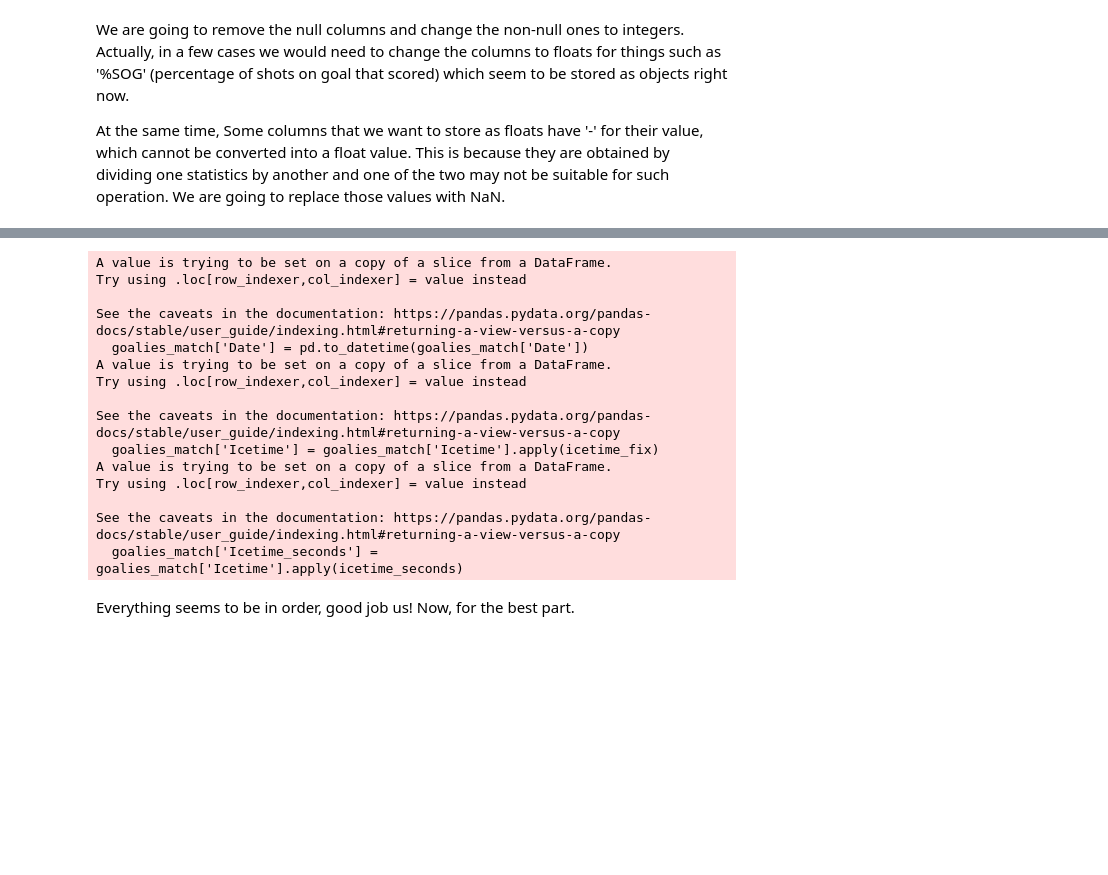
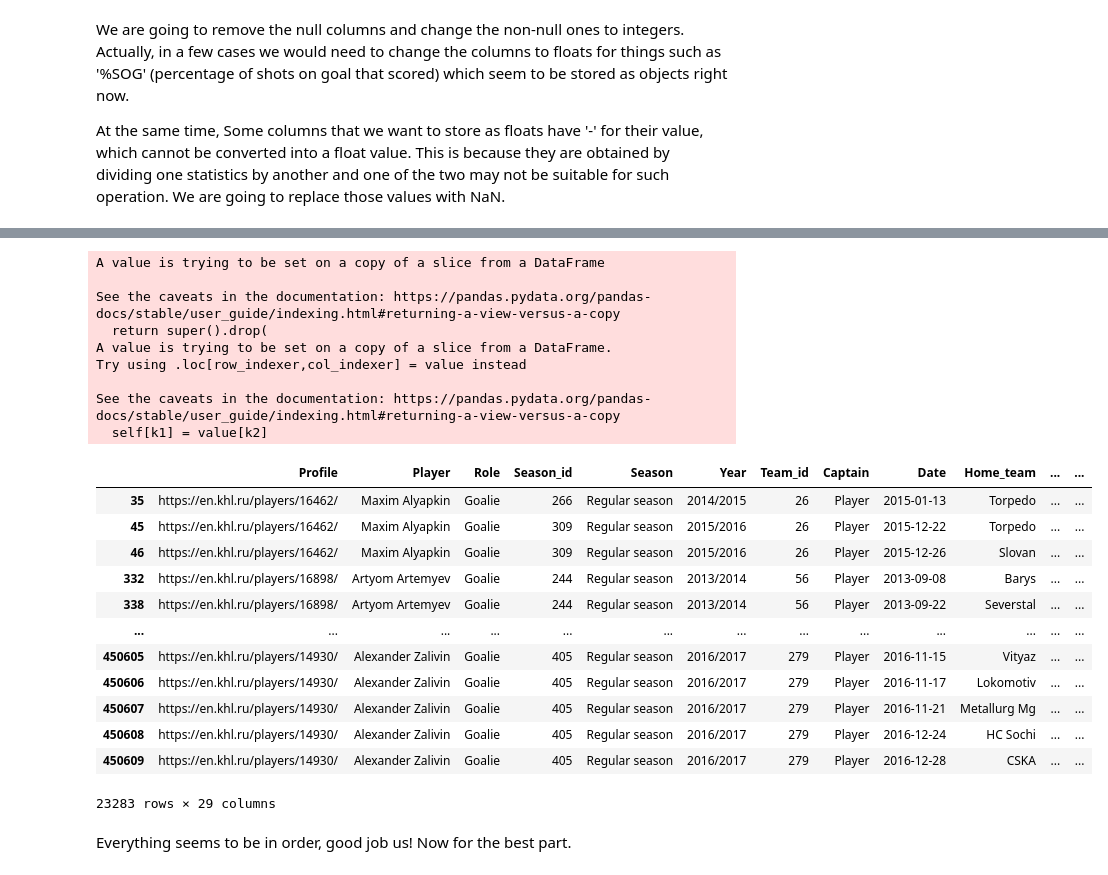
Before and after one commit to Dark-Hobbit/khl, a Jupyter notebook: stage_2/players_processing_match.ipynb, the cells around one changed output, grey strips where cells are left out. Cells and saved outputs as stored; diff of their text form; code cells hidden in the pictures; blank space fills up the shorter version.

```diff
--- a/stage_2/players_processing_match.ipynb
+++ b/stage_2/players_processing_match.ipynb
@@ -377,51 +434,42 @@ See the caveats in the documentation: https://pandas.pydata.org/pandas-docs/stab
 # %%
 # Now for the goalies.
 goalies_match.drop(['Points', 'Plus_minus', 'Plus', 'Minus', 'Goals_even', 'Goals_powerplay', 'Goals_shorthanded',
                      'Goals_overtime', 'Game_winning_goals', 'Game_winning_shootouts', 'Shots_percentage',
                      'Faceoffs', 'Faceoffs_won', 'Faceoffs_percentage', 'Shifts', 'Hits', 'Shots_blocked', 'Penalties_against'],
                     axis=1, inplace=True)
 
 # Columns to be changed into integers.
 goalies_int = ['Goals', 'Assists', 'Penalties', 'Shots', 'Wins', 'Losses', 'Shootouts', 'Goals_against',
                'Saves', 'Shutouts']
 goalies_match[goalies_int] = goalies_match[goalies_int].astype('int')
 
 # Columns to be changed into floats.
-# We still need to fix the '-' symbol and cannot change the 'icetime' column.
 goalies_float = ['Saves_percentage', 'Goals_against_average']
-goalies_match[goalies_float] = goalies_match[goalies_float].astype('float')
-
-# The player's number and team id are currently stored as floats, let us change them into objects.
-goalies_object = ['Team_id', 'Number']
-goalies_match[goalies_object] = goalies_match[goalies_object].astype('object')
-
-# What do you think we are going to do to the 'Date' column?
-goalies_match['Date'] = pd.to_datetime(goalies_match['Date'])
-
-# Finally, let us fix the icetime and add the icetime in seconds.
-goalies_match['Icetime'] = goalies_match['Icetime'].apply(icetime_fix)
-goalies_match['Icetime_seconds'] = goalies_match['Icetime'].apply(icetime_seconds)
-
-# Moving the new column to be right after our existing icetime.
-header_goalies = goalies_match.columns
-goalies_match = goalies_match[[col for col in header_goalies[:18]] + ['Icetime_seconds'] +
-                                [col for col in header_goalies[18:-1]]]
+goalies_match[goalies_float] = goalies_match[goalies_float].replace('-', np.NaN).astype('float')
+goalies_match
 # %% [output]
+A value is trying to be set on a copy of a slice from a DataFrame
+
+See the caveats in the documentation: https://pandas.pydata.org/pandas-docs/stable/user_guide/indexing.html#returning-a-view-versus-a-copy
+  return super().drop(
 A value is trying to be set on a copy of a slice from a DataFrame.
 Try using .loc[row_indexer,col_indexer] = value instead
 
 See the caveats in the documentation: https://pandas.pydata.org/pandas-docs/stable/user_guide/indexing.html#returning-a-view-versus-a-copy
-  goalies_match['Date'] = pd.to_datetime(goalies_match['Date'])
-A value is trying to be set on a copy of a slice from a DataFrame.
-Try using .loc[row_indexer,col_indexer] = value instead
-
-See the caveats in the documentation: https://pandas.pydata.org/pandas-docs/stable/user_guide/indexing.html#returning-a-view-versus-a-copy
-  goalies_match['Icetime'] = goalies_match['Icetime'].apply(icetime_fix)
-A value is trying to be set on a copy of a slice from a DataFrame.
-Try using .loc[row_indexer,col_indexer] = value instead
-
-See the caveats in the documentation: https://pandas.pydata.org/pandas-docs/stable/user_guide/indexing.html#returning-a-view-versus-a-copy
-  goalies_match['Icetime_seconds'] = goalies_match['Icetime'].apply(icetime_seconds)
+  self[k1] = value[k2]
+|  | Profile | Player | Role | Season_id | Season | Year | Team_id | Captain | Date | Home_team | ... | ... |
+| 35 | https://en.khl.ru/players/16462/ | Maxim Alyapkin | Goalie | 266 | Regular season | 2014/2015 | 26 | Player | 2015-01-13 | Torpedo | ... | ... |
+| 45 | https://en.khl.ru/players/16462/ | Maxim Alyapkin | Goalie | 309 | Regular season | 2015/2016 | 26 | Player | 2015-12-22 | Torpedo | ... | ... |
+| 46 | https://en.khl.ru/players/16462/ | Maxim Alyapkin | Goalie | 309 | Regular season | 2015/2016 | 26 | Player | 2015-12-26 | Slovan | ... | ... |
+| 332 | https://en.khl.ru/players/16898/ | Artyom Artemyev | Goalie | 244 | Regular season | 2013/2014 | 56 | Player | 2013-09-08 | Barys | ... | ... |
+| 338 | https://en.khl.ru/players/16898/ | Artyom Artemyev | Goalie | 244 | Regular season | 2013/2014 | 56 | Player | 2013-09-22 | Severstal | ... | ... |
+| ... | ... | ... | ... | ... | ... | ... | ... | ... | ... | ... | ... | ... |
+| 450605 | https://en.khl.ru/players/14930/ | Alexander Zalivin | Goalie | 405 | Regular season | 2016/2017 | 279 | Player | 2016-11-15 | Vityaz | ... | ... |
+| 450606 | https://en.khl.ru/players/14930/ | Alexander Zalivin | Goalie | 405 | Regular season | 2016/2017 | 279 | Player | 2016-11-17 | Lokomotiv | ... | ... |
+| 450607 | https://en.khl.ru/players/14930/ | Alexander Zalivin | Goalie | 405 | Regular season | 2016/2017 | 279 | Player | 2016-11-21 | Metallurg Mg | ... | ... |
+| 450608 | https://en.khl.ru/players/14930/ | Alexander Zalivin | Goalie | 405 | Regular season | 2016/2017 | 279 | Player | 2016-12-24 | HC Sochi | ... | ... |
+| 450609 | https://en.khl.ru/players/14930/ | Alexander Zalivin | Goalie | 405 | Regular season | 2016/2017 | 279 | Player | 2016-12-28 | CSKA | ... | ... |
+23283 rows × 29 columns
 # %% [markdown]
-Everything seems to be in order, good job us! Now, for the best part.
+Everything seems to be in order, good job us! Now for the best part.
 # %%
```
Also changed, not shown: parts of 23 cells of this notebook.
